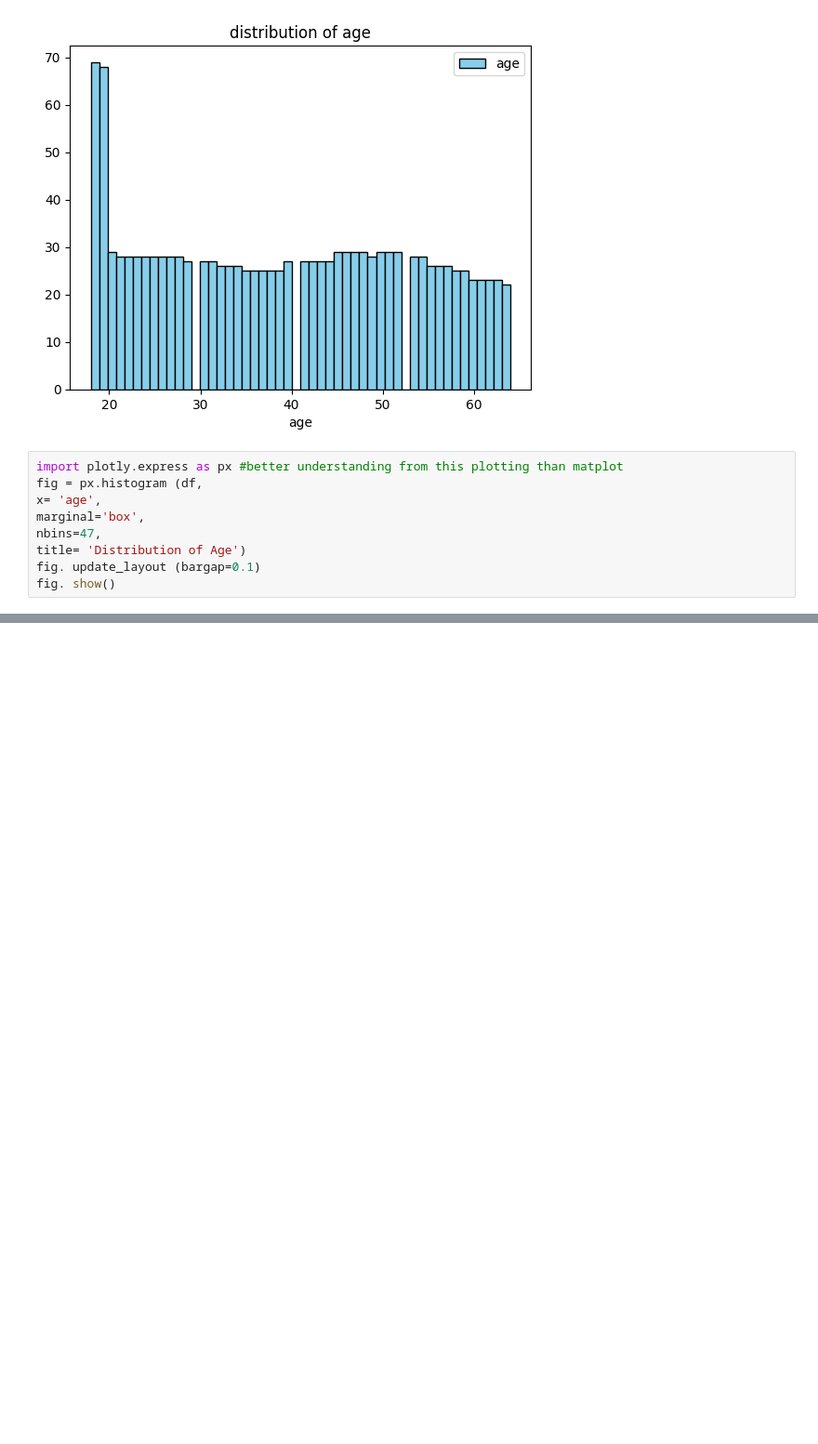
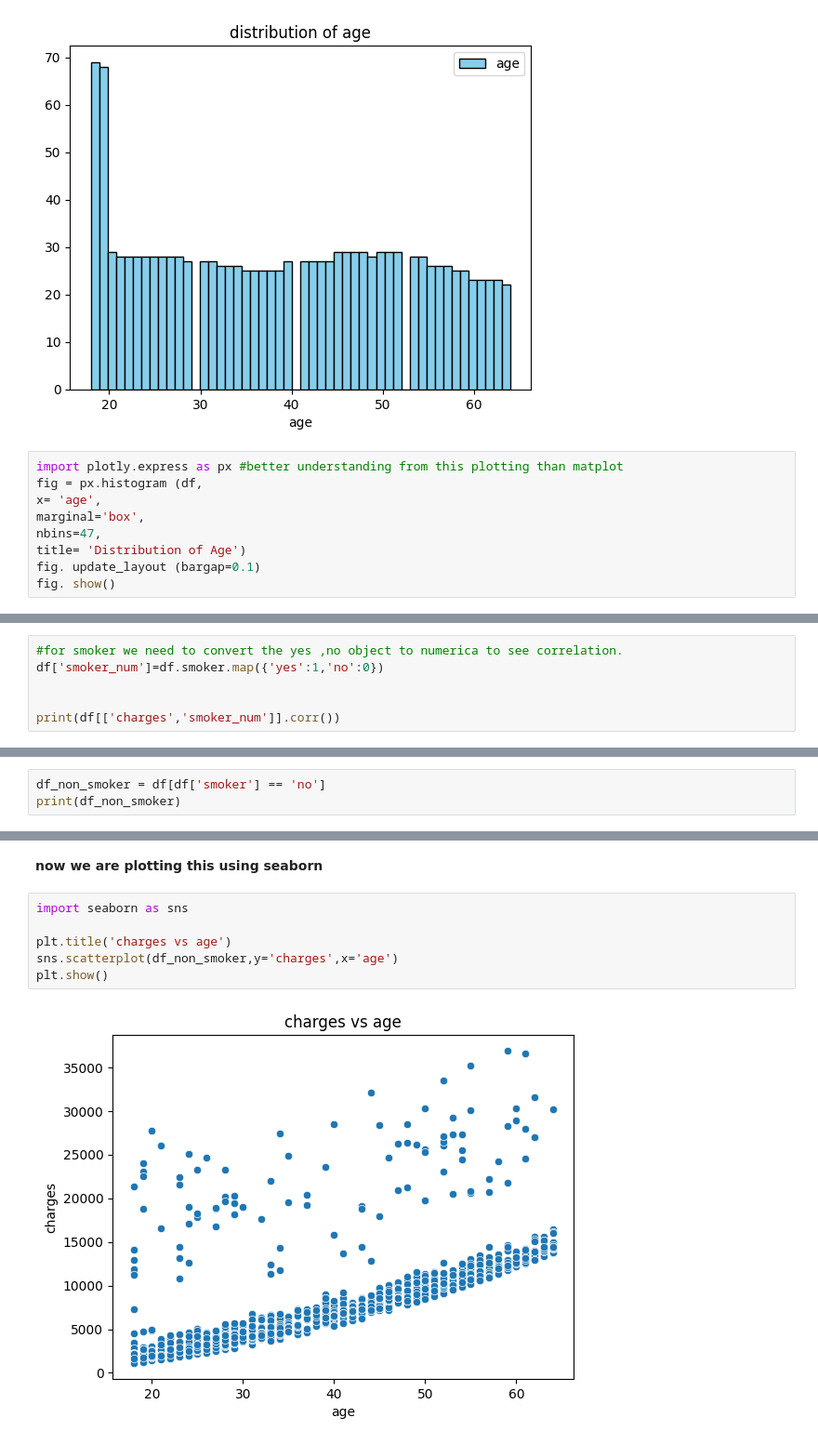
Before and after one commit to adith369-web/ml-projects, a Jupyter notebook: scikit-learn_notes.ipynb, the cells around one changed output, grey strips where cells are left out. Shown at 93% size. Cells and saved outputs as stored; diff of their text form; blank space fills up the shorter version.

```diff
--- a/scikit-learn_notes.ipynb
+++ b/scikit-learn_notes.ipynb
@@ -107,0 +261,6 @@ fig. show()
+# %%
+#for smoker we need to convert the yes ,no object to numerica to see correlation.
+df['smoker_num']=df.smoker.map({'yes':1,'no':0})
+
+
+print(df[['charges','smoker_num']].corr())
@@ -107,0 +316,3 @@ fig. show()
+# %%
+df_non_smoker = df[df['smoker'] == 'no']
+print(df_non_smoker)
@@ -107,0 +334,10 @@ fig. show()
+# %% [markdown]
+**now we are plotting this using seaborn**
+# %%
+import seaborn as sns
+
+plt.title('charges vs age')
+sns.scatterplot(df_non_smoker,y='charges',x='age')
+plt.show()
+# %% [output]
+[figure, added]
```
Also changed, not shown: parts of 44 cells of this notebook, 2 other files.
